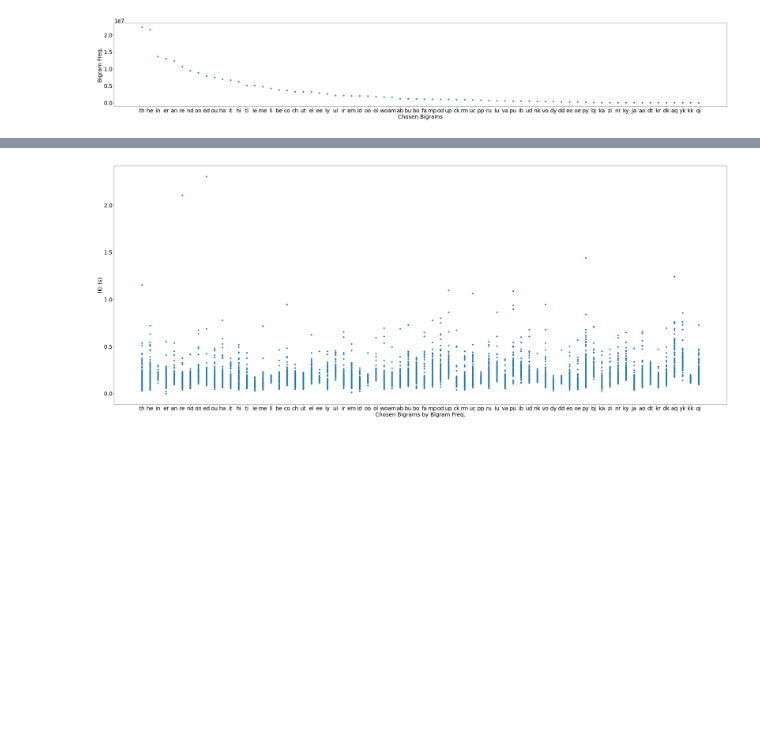
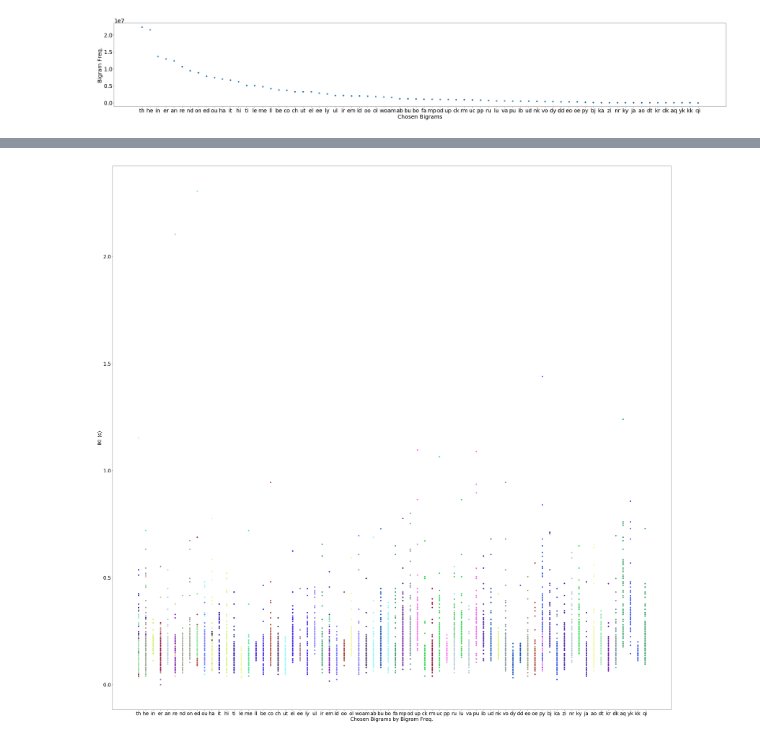
Before and after one commit to rruopp/typingexp, a Jupyter notebook: typing_task_analysis/group_analysis_V1.ipynb, the cells around one changed output, grey strips where cells are left out. Drawn from its saved outputs; the diff is of its cells as text; code cells hidden in the pictures; blank space fills up the shorter version.

Commit message:
edits to group analysis
- added color coded IKI by bigram chart

```diff
--- a/typing_task_analysis/group_analysis_V1.ipynb
+++ b/typing_task_analysis/group_analysis_V1.ipynb
@@ -568,6 +533,6 @@ bg_strings = pd.DataFrame(bg_strings)
 
 bg_xvals = []
 for n in range(0,70):
-    bg_xvals.append([n]*576)
+    bg_xvals.append([n]*577)
 
 bg_xvals = pd.DataFrame(bg_xvals)
@@ -636,14 +578,26 @@ bg_ikis.iloc[:, 1:]
 # %%
-## plot scatter for each wf type and color
-plt.figure(figsize=(50, 20))
-color_set = bg_colors
-bg_freq = plt.scatter(bg_xvals, (bg_ikis.iloc[:, 1:]))
+## scatter of iki values by bigram and word(color)
+plt.figure(figsize=(50, 50))
+
+for string in typ.all_strings:
+    s = bg_strings[bg_strings.isin([string])].stack()
+    L = s.index.tolist()
+    xvals = []
+    ikis = []
+    for i in L:
+        xvals.append(bg_xvals.iloc[i])
+        ikis.append(bg_ikis.iloc[i])
+    rbg = np.random.rand(3,).reshape(1,-1)
+    plt.scatter(xvals, ikis, c=rbg)
 
 plt.xlabel("Chosen Bigrams by Bigram Freq.")
 plt.ylabel("IKI (s)")
 plt.title("")
 plt.xticks(np.arange(70), bg_freqs['Bigrams'])
+# plt.legend(loc= "best")
+# plt.ylim([0, 0.5])
+# plt.ylim([0.04775, 0.04825])
 
 plt.show()
 # %% [output]
-[figure, old version]
+[figure, new version]
```
Also changed, not shown: parts of 22 cells of this notebook, 1 other file.
